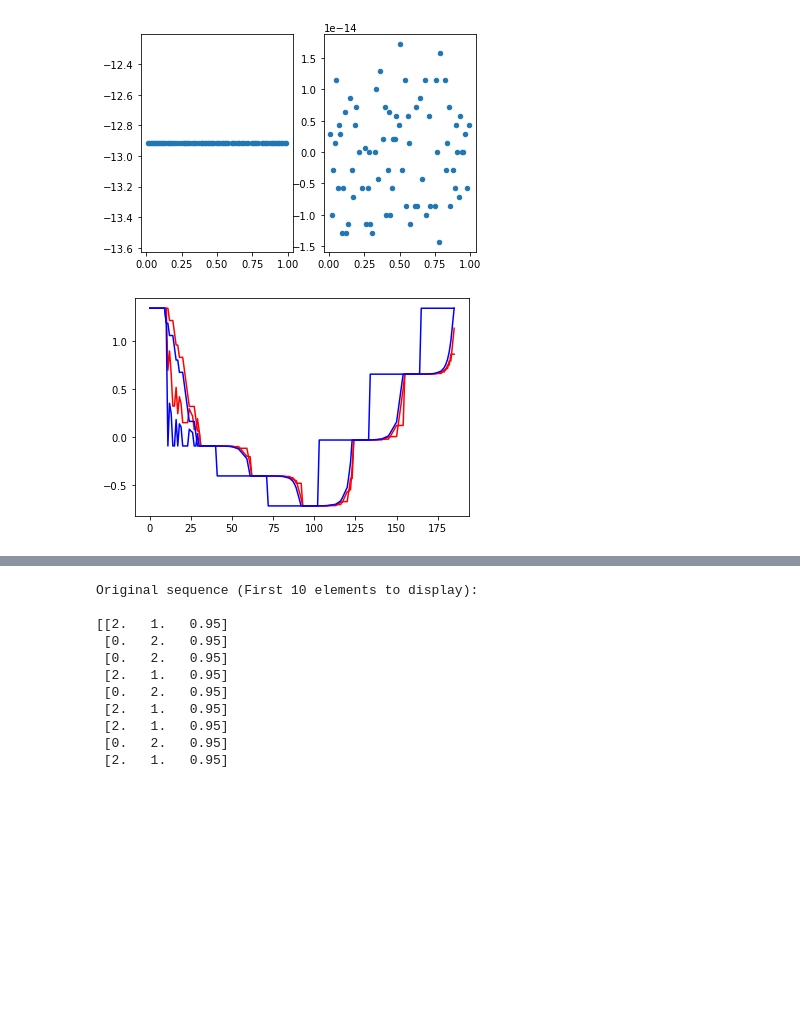
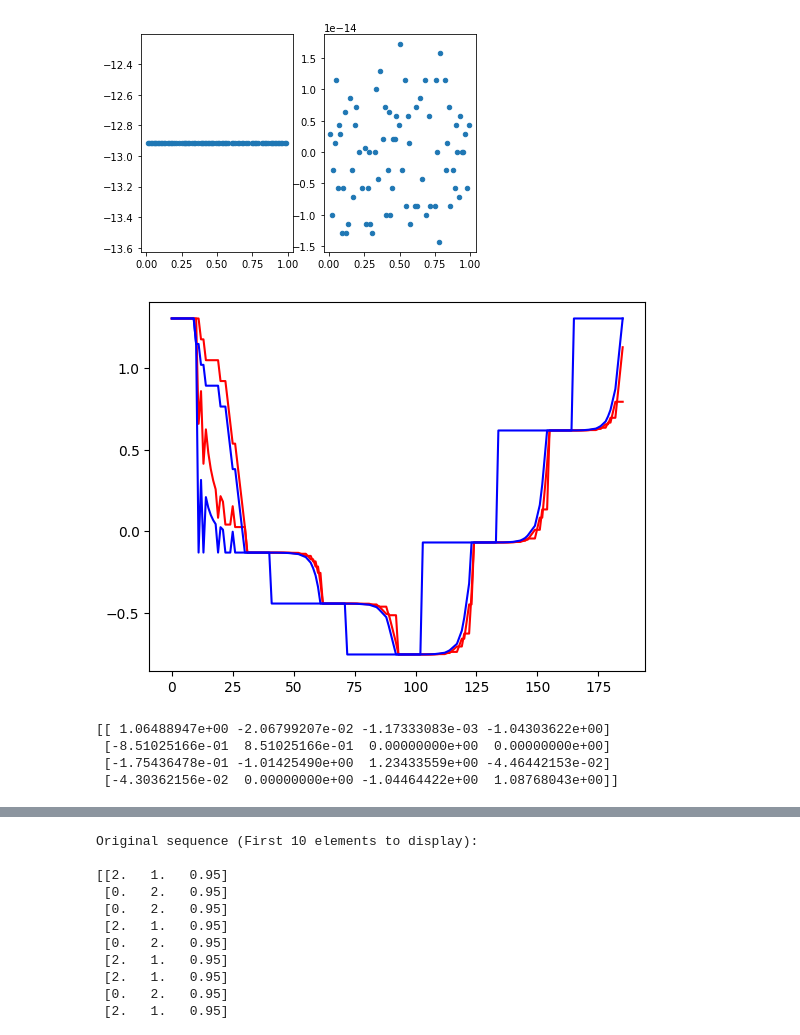
Before and after one commit to LarsonLaugh/Counterfusion, a Jupyter notebook: demo.ipynb, the cells around one changed output, grey strips where cells are left out. Drawn from its saved outputs; the diff is of its cells as text; code cells hidden in the pictures; blank space fills up the shorter version.

```diff
--- a/demo.ipynb
+++ b/demo.ipynb
@@ -391,37 +391,39 @@ import matplotlib.pyplot as plt
 # Number of forward-moving edge states: 2 (#0,#1)
 # Number of backward-moving edge states: 2 (#2,#3)
 #===============================================================
 # General information for the system
 m = 4
 mf = 2
 beta = 0.9
 delta = 0.9
 #===============================================================
 # Information for scattering events
 message1 = [[0,2,beta,10],[1,3,delta,10]]
 message2 = [[0,2,beta,10],[1,2,delta,10]]
 message3 = [[0,2,beta,10],[1,2,delta,10]]
 message4 = [[0,2,beta,10],[1,2,delta,10]]
 message5 = [[0,2,beta,10],[1,2,delta,10]]
 message6 = [[0,2,beta,10],[1,2,delta,10]]
 #================================================================
 messages = [message1,message2,message3,message4,message5,message6]
 seqs = []
 for message in messages:
     seqs.append(generate_bynumber(message))
 
 matrices = []
 for seq in seqs:
     matrices.append(effective_matrix(seq,m,mf))
 
 current = [1,0,0,-1,0,0]
-sys = system(current,matrices)
+sys = system(current,matrices,mf)
 #================================================================
 # Your system has been defined, let us make some fun out of it.
-sys.voltage_plot(10,mf)
+sys.voltage_plot(10)
 # %% [output]
-[figure, old version]
+[figure, new version]
 # %%
+from allscatter import *
+import matplotlib.pyplot as plt
 # Define a four-terminal system comprising regions with different doping levels
 # (two or more top gates) Here we assume the system looks like:
 # C1--M1--M2--C2--M3--M4--C3--M5--C4--M6--C1
@@ -435,7 +437,7 @@ m = 3
 mf = 2
 beta = 0.9
 delta = 0.1
-blocking_state = [[2,[1]]]
+blocking_state = [[1,[0,2]]]
 # The definition of blocking_state should strictly follow this rule:
 # [[index_of_terminal#1,[all blocked states in this terminal]],[[index_of_terminal#2,[all blocked states in this terminal],...]]]
 #===============================================================
@@ -447,7 +449,7 @@ message4 = [[0,2,beta,10],[1,2,delta,10]]
 message5 = [[0,2,beta,10],[1,2,delta,10]]
 message6 = [[0,2,beta,10],[1,2,delta,10]]
 #================================================================
-messages = [message1,message2,message3,message4,message5,message6]
+messages = [message1+message2,message3+message4,message5,message6]
 seqs = []
 for message in messages:
     seqs.append(generate_bynumber(message))
@@ -456,10 +458,16 @@ matrices = []
 for seq in seqs:
     matrices.append(effective_matrix(seq,m,mf))
 
-current = [1,0,0,-1,0,0]
-sys = system(current,matrices,blocking_state)
-M = sys.mastermat(mf)
-# sys.voltage_plot(50,mf)
+current = [1,0,-1,0]
+sys = system(current,matrices,mf,blocking_state)
+M = sys.mastermat()
+print(M)
+# sys.voltage_plot(5)
+# %% [output]
+[[ 1.06488947e+00 -2.06799207e-02 -1.17333083e-03 -1.04303622e+00]
+ [-8.51025166e-01  8.51025166e-01  0.00000000e+00  0.00000000e+00]
+ [-1.75436478e-01 -1.01425490e+00  1.23433559e+00 -4.46442153e-02]
+ [-4.30362156e-02  0.00000000e+00 -1.04464422e+00  1.08768043e+00]]
 # %%
 print([m.sum() for m in M])
 print([M[:,i].sum() for i in range(M.shape[0])])
```
Also changed, not shown: parts of 1 cell of this notebook, 1 other file.
